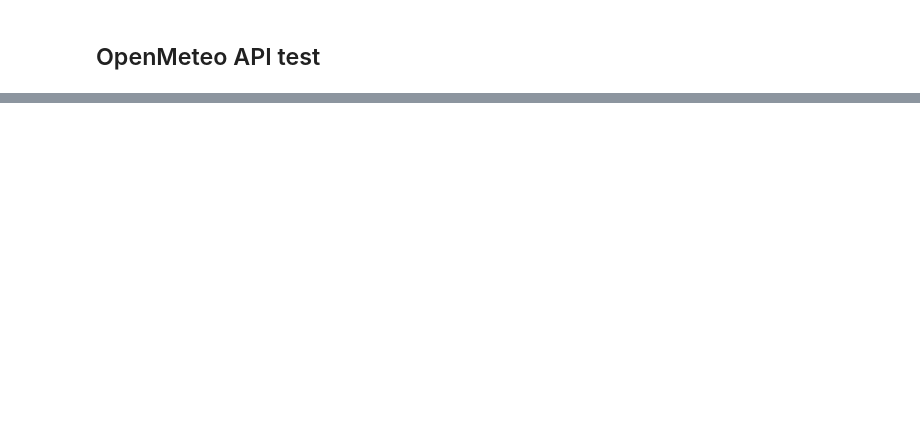
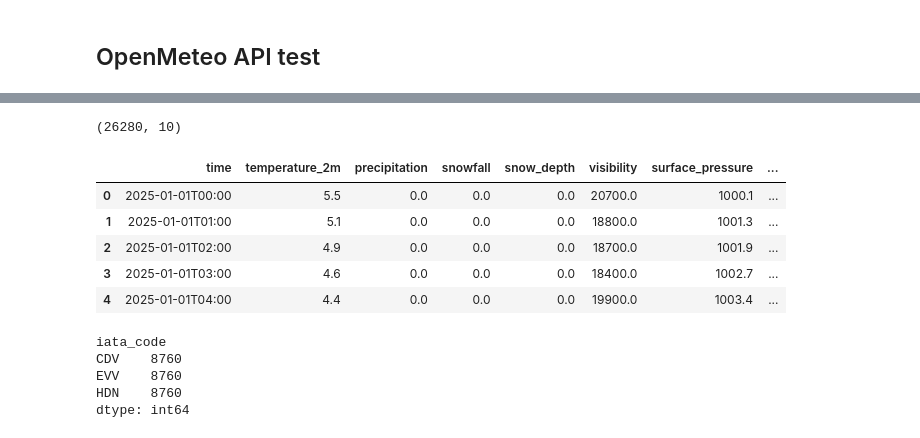
Before and after one commit to nicholasstanfield/flight-delay, a Jupyter notebook: notebooks/Weather Experiments.ipynb, the cells around one changed output, grey strips where cells are left out. Saved outputs shown, nothing was run; the diff lists cells and outputs as text; code cells hidden in the pictures; blank space fills up the shorter version.

Commit message:
added weather data and updated pipeline

```diff
--- a/notebooks/Weather Experiments.ipynb
+++ b/notebooks/Weather Experiments.ipynb
@@ -372,0 +287,28 @@ pbi_weather.head()
+# %%
+import requests
+import time
+from pathlib import Path
+from tqdm.auto import tqdm
+
+OUTPUT_DIR = Path("../data/raw/weather")
+OUTPUT_DIR.mkdir(parents=True, exist_ok=True)
+
+weather_variables = [
+    "temperature_2m",
+    "precipitation",
+    "snowfall",
+    "snow_depth",
+    "visibility",
+    "surface_pressure",
+    "wind_speed_10m",
+    "wind_gusts_10m",
+] # could add more but limited by Open-Meteo API pricing
+
+# need to batch download weather data due to rate limits
+# 3 airports ~ 70 API calls
+# Limits: 600 calls per min, 5_000 per hour, 10_000 per day
+# Main constraint is the hourly limit
+# Do 3 airports per min = 70 * 60 = 4200 calls per hour
+# Need 350 airports = 350/3 * 70 ~ 8,190 calls in total
+BATCH_SIZE = 3
+SLEEP_SECONDS = 60
@@ -372,0 +607,17 @@ pbi_weather.head()
+# %%
+test_batch = airports.iloc[:3]
+
+test_weather = get_weather_batch(test_batch)
+
+test_weather.shape
+# %% [output]
+(26280, 10)
+# %%
+test_weather.head()
+# %% [output]
+|  | time | temperature_2m | precipitation | snowfall | snow_depth | visibility | surface_pressure | ... |
+| 0 | 2025-01-01T00:00 | 5.5 | 0.0 | 0.0 | 0.0 | 20700.0 | 1000.1 | ... |
+| 1 | 2025-01-01T01:00 | 5.1 | 0.0 | 0.0 | 0.0 | 18800.0 | 1001.3 | ... |
+| 2 | 2025-01-01T02:00 | 4.9 | 0.0 | 0.0 | 0.0 | 18700.0 | 1001.9 | ... |
+| 3 | 2025-01-01T03:00 | 4.6 | 0.0 | 0.0 | 0.0 | 18400.0 | 1002.7 | ... |
+| 4 | 2025-01-01T04:00 | 4.4 | 0.0 | 0.0 | 0.0 | 19900.0 | 1003.4 | ... |
@@ -372,0 +626,8 @@ pbi_weather.head()
+# %%
+test_weather.groupby('iata_code').size()
+# %% [output]
+iata_code
+CDV    8760
+EVV    8760
+HDN    8760
+dtype: int64
```
Also changed, not shown: parts of 55 cells of this notebook, 3 other files.
